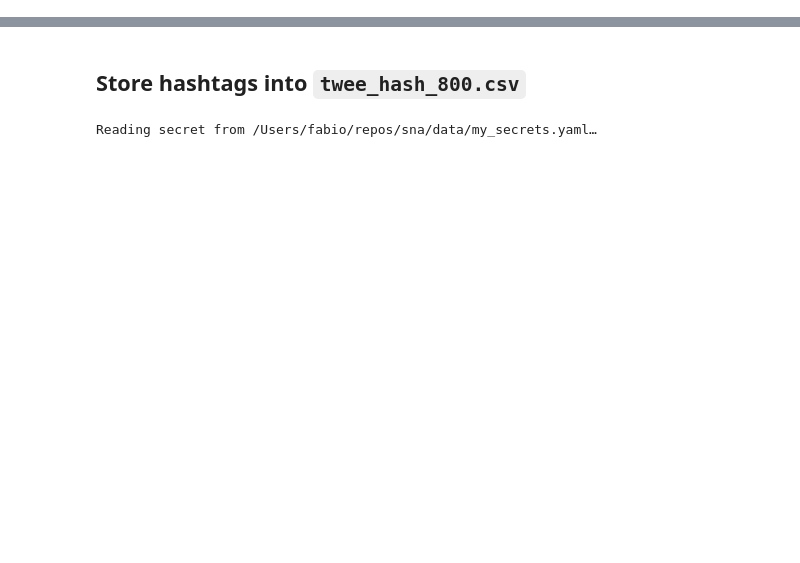
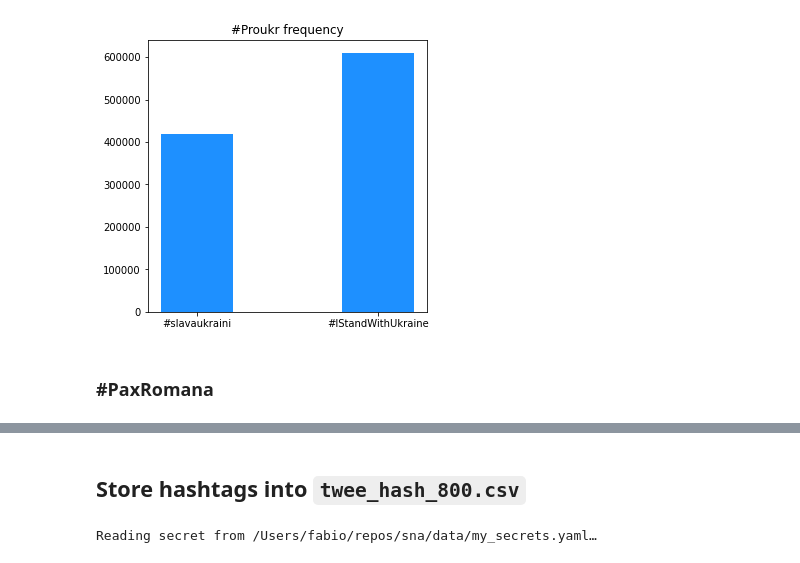
Before and after one commit to gatto/ds-network-analysis, a Jupyter notebook: py/net_building/1) hashtag_list with threshold.ipynb, the cells around one changed output, grey strips where cells are left out. Drawn from its saved outputs; the diff is of its cells as text; code cells hidden in the pictures; blank space fills up the shorter version.

```diff
--- a/py/net_building/1) hashtag_list with threshold.ipynb
+++ b/py/net_building/1) hashtag_list with threshold.ipynb
@@ -94,0 +41,11 @@ plt.show()
+# %%
+cat=[c1.query,c2.query]
+values=[c1.count, c2.count]
+fig=plt.figure(figsize=(5,5))
+plt.bar(cat,values, width=0.4, color='dodgerblue')
+plt.title('#Proukr frequency')
+plt.show()
+# %% [output]
+[figure, added]
+# %% [markdown]
+### #PaxRomana
```
Also changed, not shown: parts of 27 cells of this notebook, 6 other files.
